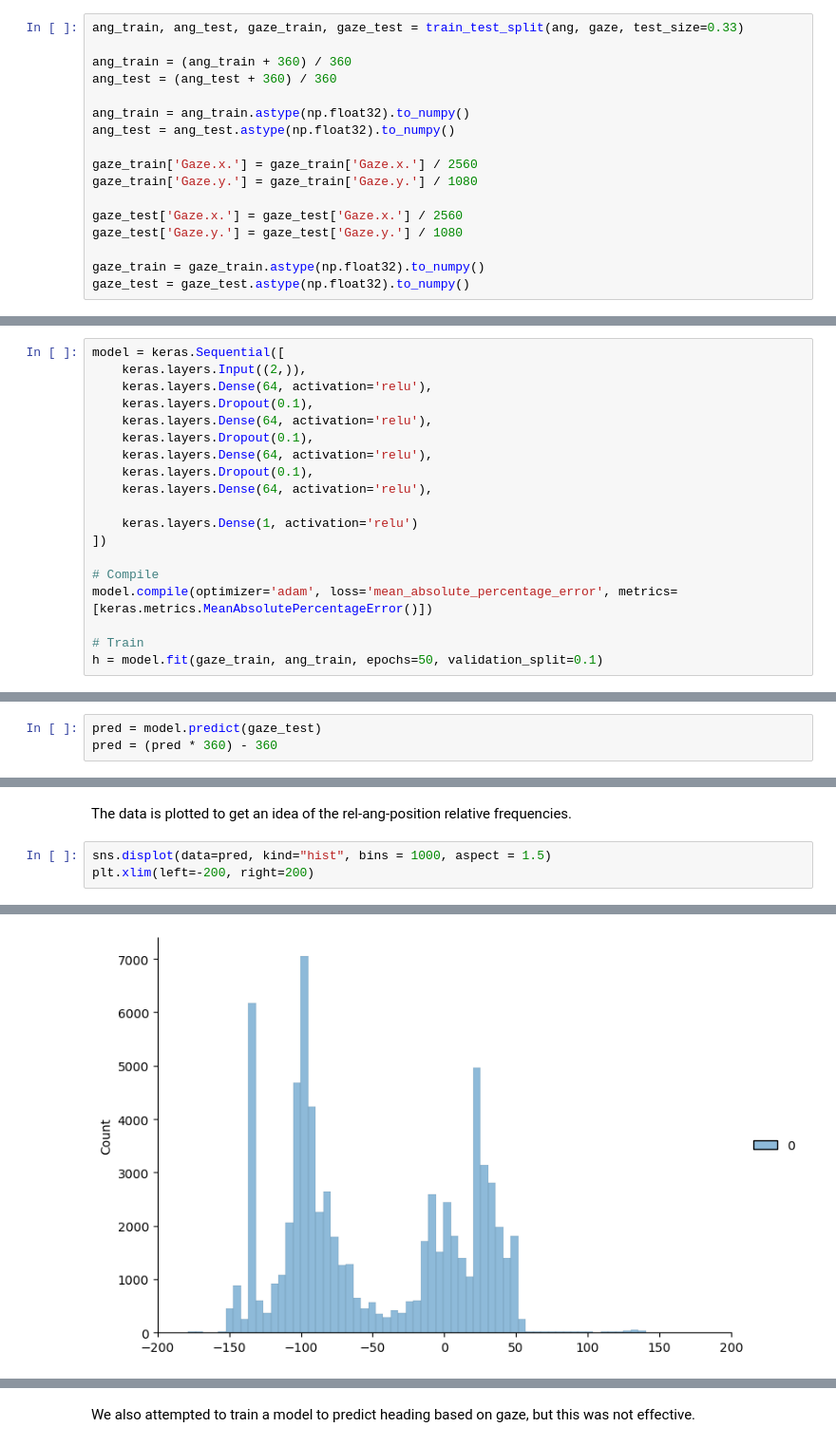
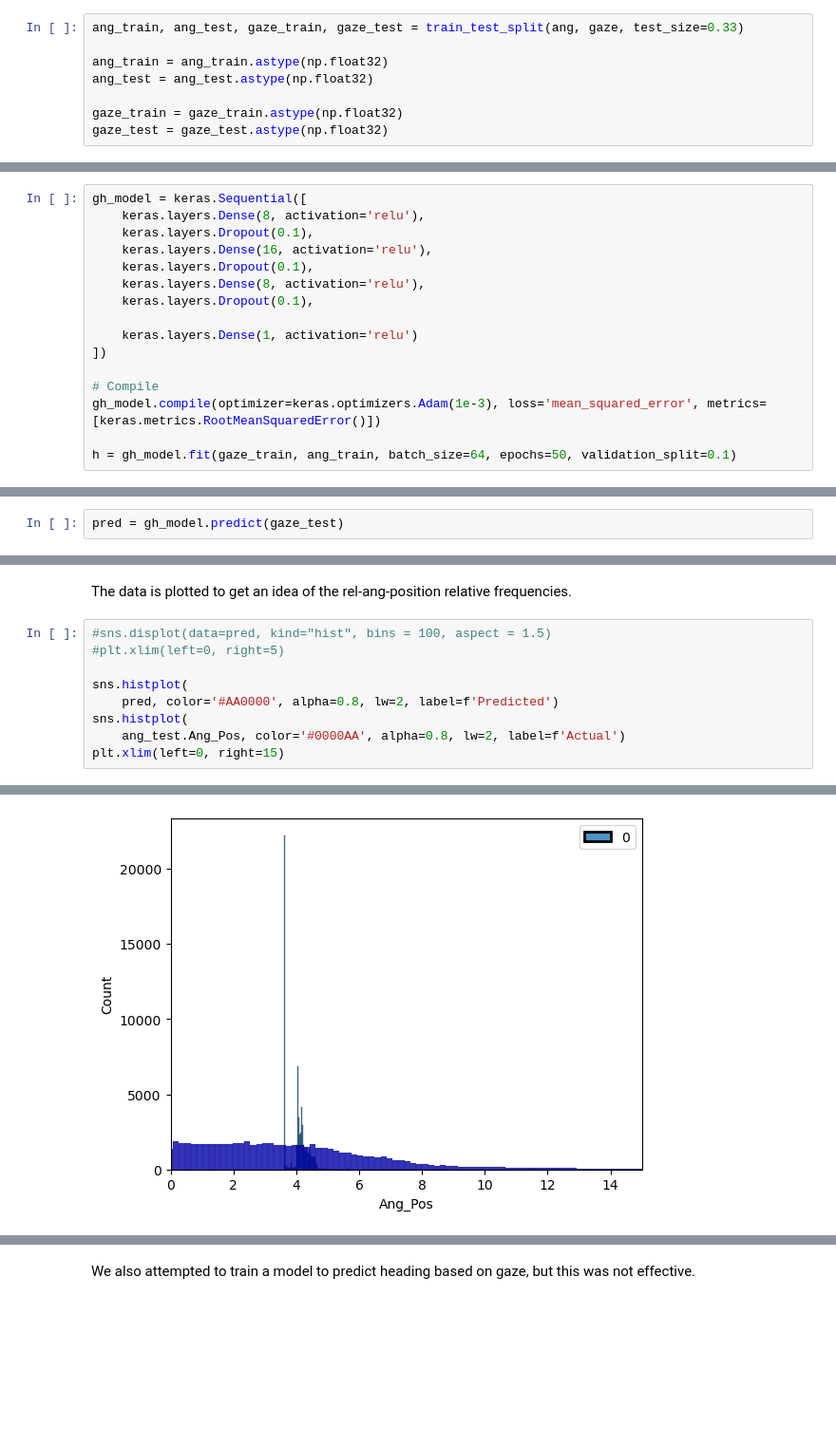
Before and after one commit to jerrymhuang/DreamDrone, a Jupyter notebook: FinalProject/deep_learn_heading.ipynb, the cells around one changed output, grey strips where cells are left out. Shown at 95% size. Drawn from its saved outputs; the diff is of its cells as text; blank space fills up the shorter version.

```diff
--- a/FinalProject/deep_learn_heading.ipynb
+++ b/FinalProject/deep_learn_heading.ipynb
@@ -28,17 +31,8 @@ Then, the data is randomly split into train/test portions, normalized, and conve
 # %%
 ang_train, ang_test, gaze_train, gaze_test = train_test_split(ang, gaze, test_size=0.33)
 
-ang_train = (ang_train + 360) / 360
-ang_test = (ang_test + 360) / 360
+ang_train = ang_train.astype(np.float32)
+ang_test = ang_test.astype(np.float32)
 
-ang_train = ang_train.astype(np.float32).to_numpy()
-ang_test = ang_test.astype(np.float32).to_numpy()
-
-gaze_train['Gaze.x.'] = gaze_train['Gaze.x.'] / 2560
-gaze_train['Gaze.y.'] = gaze_train['Gaze.y.'] / 1080
-
-gaze_test['Gaze.x.'] = gaze_test['Gaze.x.'] / 2560
-gaze_test['Gaze.y.'] = gaze_test['Gaze.y.'] / 1080
-
-gaze_train = gaze_train.astype(np.float32).to_numpy()
-gaze_test = gaze_test.astype(np.float32).to_numpy()
+gaze_train = gaze_train.astype(np.float32)
+gaze_test = gaze_test.astype(np.float32)
@@ -63,21 +47,18 @@ Adam is a widely useful optimizer and mean_absolute_percentage_error was the mos
 # %%
-model = keras.Sequential([
-    keras.layers.Input((2,)),
-    keras.layers.Dense(64, activation='relu'),
+gh_model = keras.Sequential([
+    keras.layers.Dense(8, activation='relu'),
     keras.layers.Dropout(0.1),
-    keras.layers.Dense(64, activation='relu'),
+    keras.layers.Dense(16, activation='relu'),
     keras.layers.Dropout(0.1),
-    keras.layers.Dense(64, activation='relu'),
+    keras.layers.Dense(8, activation='relu'),
     keras.layers.Dropout(0.1),
-    keras.layers.Dense(64, activation='relu'),
 
     keras.layers.Dense(1, activation='relu')
 ])
 
 # Compile
-model.compile(optimizer='adam', loss='mean_absolute_percentage_error', metrics=[keras.metrics.MeanAbsolutePercentageError()])
+gh_model.compile(optimizer=keras.optimizers.Adam(1e-3), loss='mean_squared_error', metrics=[keras.metrics.RootMeanSquaredError()])
 
-# Train
-h = model.fit(gaze_train, ang_train, epochs=50, validation_split=0.1)
+h = gh_model.fit(gaze_train, ang_train, batch_size=64, epochs=50, validation_split=0.1)
 # %% [output]
 Epoch 1/50
@@ -128,6 +107,5 @@ test_loss, test_accuracy
 # %% [markdown]
 In the interest of using this data to inform our likelihood, sample predictions were used to generate a distribution of possible "headings" (relative angular positions).
 # %%
-pred = model.predict(gaze_test)
-pred = (pred * 360) - 360
+pred = gh_model.predict(gaze_test)
 # %% [output]
@@ -145,6 +121,12 @@ array([[ 11.683014],
 # %% [markdown]
 The data is plotted to get an idea of the rel-ang-position relative frequencies.
 # %%
-sns.displot(data=pred, kind="hist", bins = 1000, aspect = 1.5)
-plt.xlim(left=-200, right=200)
+#sns.displot(data=pred, kind="hist", bins = 100, aspect = 1.5)
+#plt.xlim(left=0, right=5)
+
+sns.histplot(
+    pred, color='#AA0000', alpha=0.8, lw=2, label=f'Predicted')
+sns.histplot(
+    ang_test.Ang_Pos, color='#0000AA', alpha=0.8, lw=2, label=f'Actual')
+plt.xlim(left=0, right=15)
 # %% [output]
@@ -152 +134 @@ plt.xlim(left=-200, right=200)
-[figure, old version]
+[figure, new version]
```
Also changed, not shown: parts of 30 cells of this notebook.
